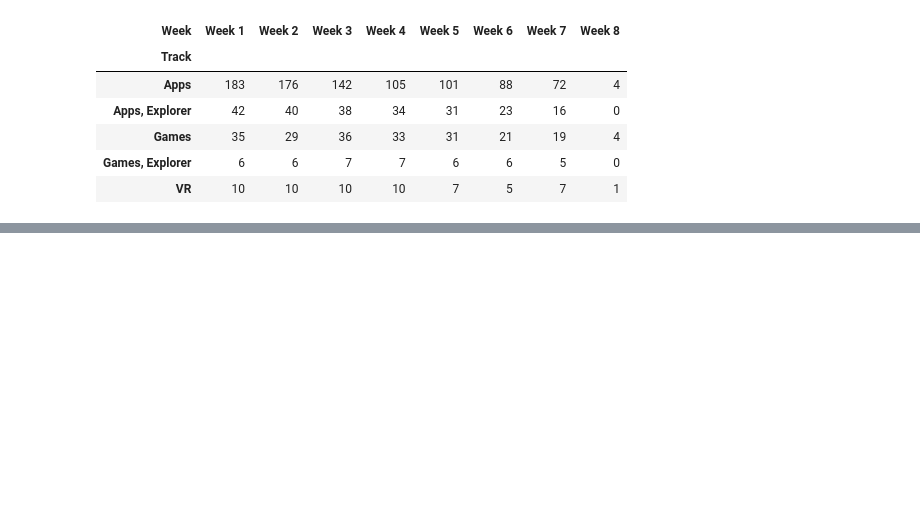
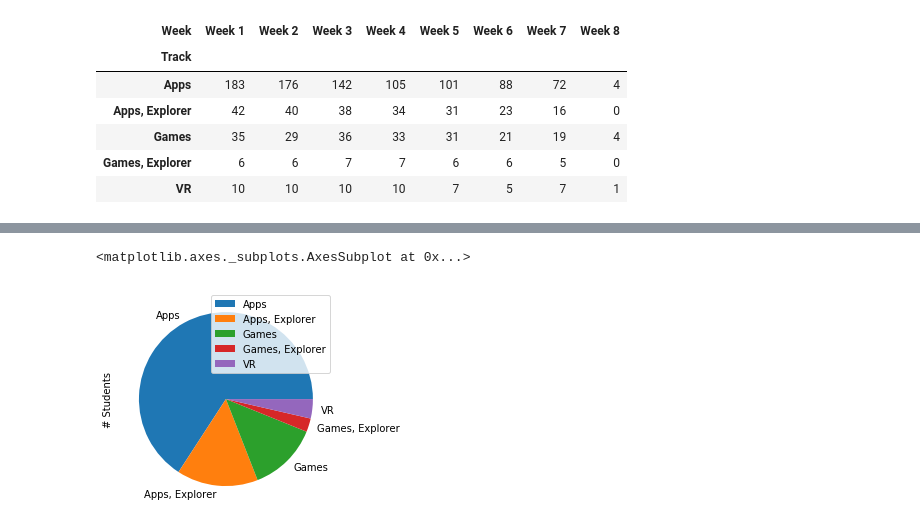
Before and after one commit to UPstartDeveloper/NPS_project, a Jupyter notebook: NPS_data_wrangling.ipynb, the cells around one changed output, grey strips where cells are left out. Saved outputs shown, nothing was run; the diff lists cells and outputs as text; code cells hidden in the pictures; blank space fills up the shorter version.

Commit message:
Compare students of different tracks using bar and pie plots.

```diff
--- a/NPS_data_wrangling.ipynb
+++ b/NPS_data_wrangling.ipynb
@@ -163,0 +43,31 @@ Name: Track, dtype: object
+# %%
+# Let's assume the max in row represents the number of students in that track
+
+# find the numbers of students
+students_apps = dict(pd.crosstab(df['Week'], df['Track']))['Apps'].values.max()  # students in Apps track
+students_apps_explorer = dict(pd.crosstab(df['Week'], df['Track']))['Apps, Explorer'].values.max()  # students in Apps/Explorer track
+students_games = dict(pd.crosstab(df['Week'], df['Track']))['Games'].values.max()  # students in Games track
+students_games_explorer = dict(pd.crosstab(df['Week'], df['Track']))['Games, Explorer'].values.max()  # students in Games/Explorer track
+students_vr = dict(pd.crosstab(df['Week'], df['Track']))['VR'].values.max()  # students in VR track
+
+# store them in a list
+num_students = [
+    students_apps,
+    students_apps_explorer,
+    students_games,
+    students_games_explorer,
+    students_vr
+]
+
+# Q3: What percentage of students did each track take up out of all students?
+# calculate the percentages of students in each track, out of all the students in the program
+total = sum(num_students)
+percentages = [num/total for num in num_students]
+
+students_for_each_track = pd.DataFrame(data={
+        '# Students': num_students,
+        '% of All Students': percentages
+    }, index=['Apps', 'Apps, Explorer','Games','Games, Explorer','VR'],
+)
+# we can now see (an estimate of) the number of students in each track, and the percentage they made of all students!
+students_for_each_track
@@ -163,0 +81,6 @@ Name: Track, dtype: object
+# %%
+# To compare, let's create a pie chart!
+students_for_each_track.plot.pie(y='# Students')
+# %% [output]
+<matplotlib.axes._subplots.AxesSubplot at 0x...>
+[figure, added]
```
Also changed, not shown: parts of 23 cells of this notebook.
